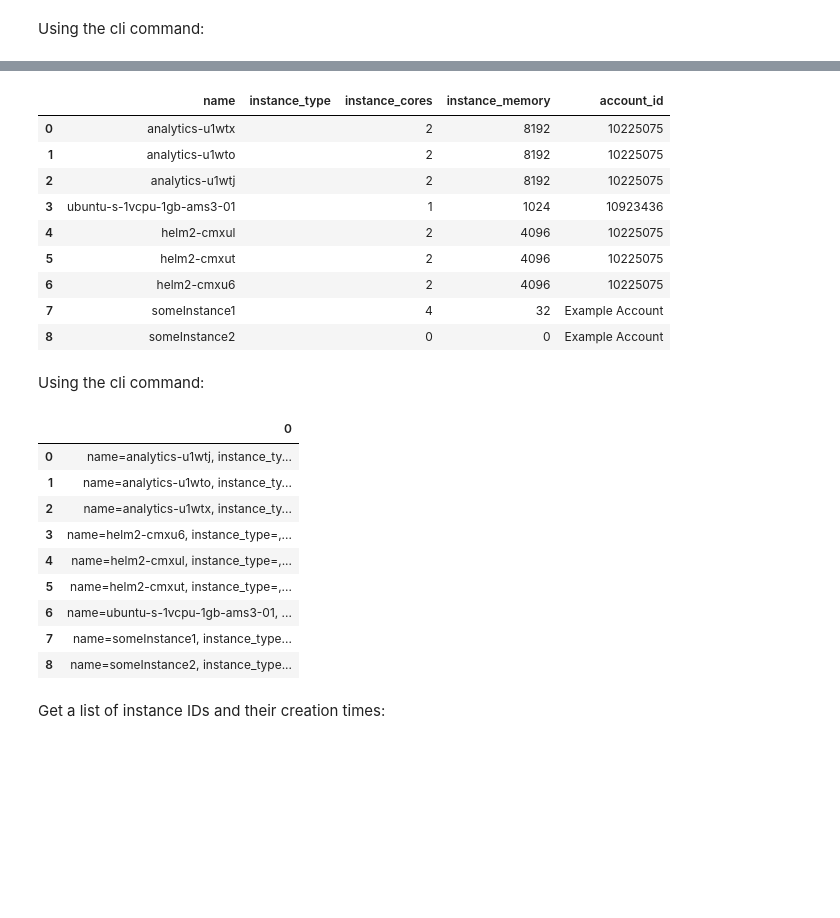
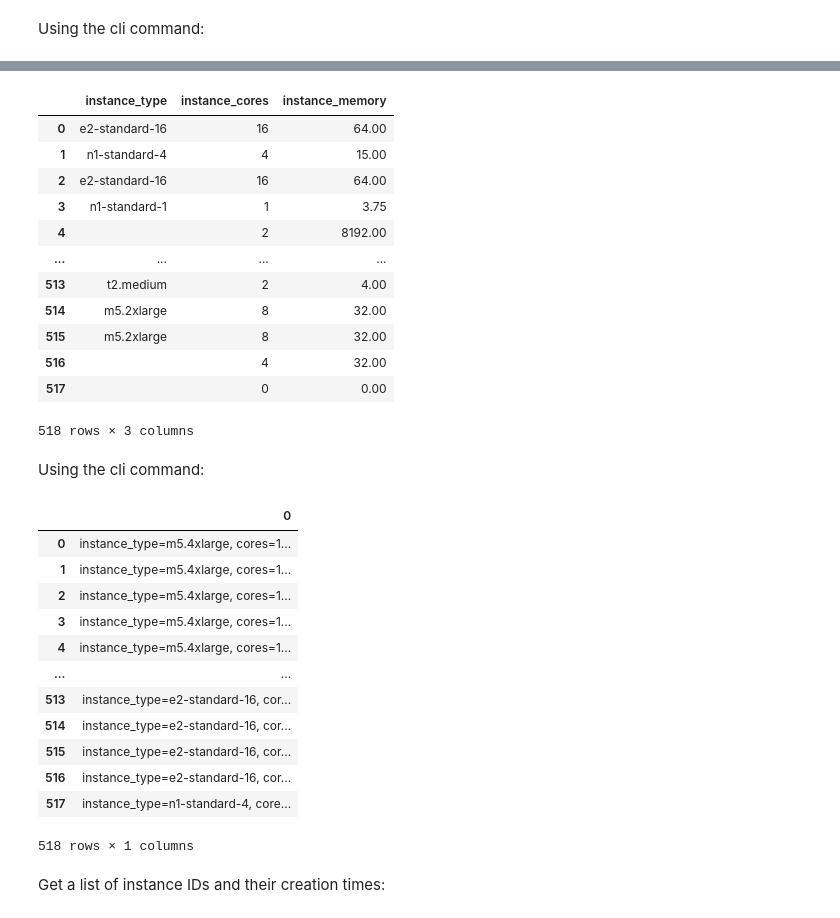
Before and after one commit to someengineering/resotonotebook, a Jupyter notebook: examples/example.ipynb, the cells around one changed output, grey strips where cells are left out. Saved outputs shown, nothing was run; the diff lists cells and outputs as text; code cells hidden in the pictures; blank space fills up the shorter version.

```diff
--- a/examples/example.ipynb
+++ b/examples/example.ipynb
@@ -131,31 +119,37 @@ Get list of name, type, cores, and memory for each account:
 # %%
-rnb.search("is(instance)")[["name", "instance_type","instance_cores", "instance_memory", "account_id"]]
+rnb.search("is(instance)")[["instance_type","instance_cores", "instance_memory"]]
 # %% [output]
-|  | name | instance_type | instance_cores | instance_memory | account_id |
-| 0 | analytics-u1wtx |  | 2 | 8192 | 10225075 |
-| 1 | analytics-u1wto |  | 2 | 8192 | 10225075 |
-| 2 | analytics-u1wtj |  | 2 | 8192 | 10225075 |
-| 3 | ubuntu-s-1vcpu-1gb-ams3-01 |  | 1 | 1024 | 10923436 |
-| 4 | helm2-cmxul |  | 2 | 4096 | 10225075 |
-| 5 | helm2-cmxut |  | 2 | 4096 | 10225075 |
-| 6 | helm2-cmxu6 |  | 2 | 4096 | 10225075 |
-| 7 | someInstance1 |  | 4 | 32 | Example Account |
-| 8 | someInstance2 |  | 0 | 0 | Example Account |
+|  | instance_type | instance_cores | instance_memory |
+| 0 | e2-standard-16 | 16 | 64.00 |
+| 1 | n1-standard-4 | 4 | 15.00 |
+| 2 | e2-standard-16 | 16 | 64.00 |
+| 3 | n1-standard-1 | 1 | 3.75 |
+| 4 |  | 2 | 8192.00 |
+| ... | ... | ... | ... |
+| 513 | t2.medium | 2 | 4.00 |
+| 514 | m5.2xlarge | 8 | 32.00 |
+| 515 | m5.2xlarge | 8 | 32.00 |
+| 516 |  | 4 | 32.00 |
+| 517 |  | 0 | 0.00 |
+518 rows × 3 columns
 # %% [markdown]
 Using the cli command:
 # %%
-rnb.cli_execute("search is(instance) | list name, instance_type, instance_cores as cores, instance_memory as memory, /ancestors.account.reported.name as account")
+rnb.cli_execute("search is(instance) | list instance_type, instance_cores as cores, instance_memory as memory, /ancestors.account.reported.name as account")
 # %% [output]
 |  | 0 |
-| 0 | name=analytics-u1wtj, instance_ty... |
-| 1 | name=analytics-u1wto, instance_ty... |
-| 2 | name=analytics-u1wtx, instance_ty... |
-| 3 | name=helm2-cmxu6, instance_type=,... |
-| 4 | name=helm2-cmxul, instance_type=,... |
-| 5 | name=helm2-cmxut, instance_type=,... |
-| 6 | name=ubuntu-s-1vcpu-1gb-ams3-01, ... |
-| 7 | name=someInstance1, instance_type... |
-| 8 | name=someInstance2, instance_type... |
+| 0 | instance_type=m5.4xlarge, cores=1... |
+| 1 | instance_type=m5.4xlarge, cores=1... |
+| 2 | instance_type=m5.4xlarge, cores=1... |
+| 3 | instance_type=m5.4xlarge, cores=1... |
+| 4 | instance_type=m5.4xlarge, cores=1... |
+| ... | ... |
+| 513 | instance_type=e2-standard-16, cor... |
+| 514 | instance_type=e2-standard-16, cor... |
+| 515 | instance_type=e2-standard-16, cor... |
+| 516 | instance_type=e2-standard-16, cor... |
+| 517 | instance_type=n1-standard-4, core... |
+518 rows × 1 columns
 # %% [markdown]
 Get a list of instance IDs and their creation times:
 # %%
```
Also changed, not shown: parts of 36 cells of this notebook, 4 other files.
